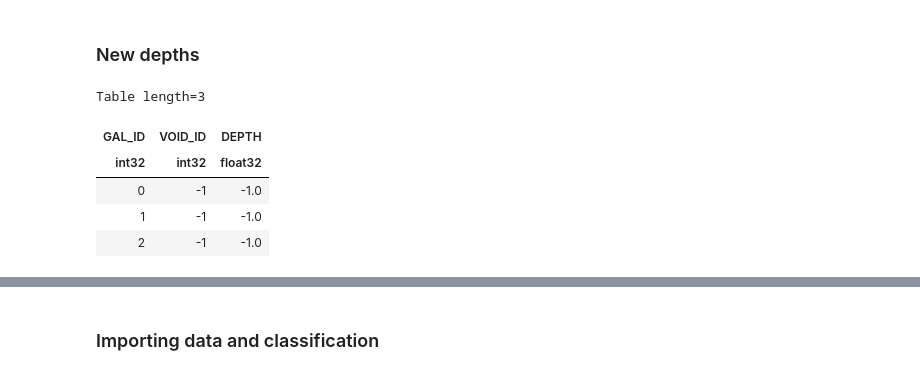
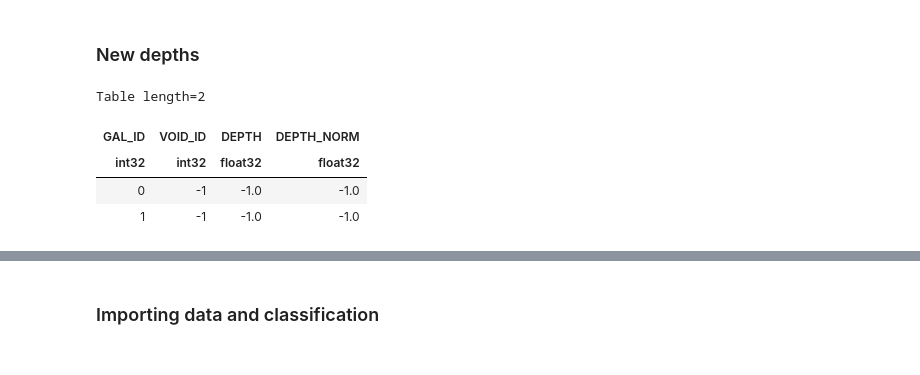
Before and after one commit to fzaidouni/desi_void_comparison, a Jupyter notebook: galaxy properties by environments-updated.ipynb, the cells around one changed output, grey strips where cells are left out. Cells and saved outputs as stored; diff of their text form; code cells hidden in the pictures.

```diff
--- a/galaxy properties by environments-updated.ipynb
+++ b/galaxy properties by environments-updated.ipynb
@@ -20,0 +17,3 @@ new_depths = Table(hd[1].data)
+# %%
+hd = fits.open('galdepth5.fits', format='ascii')
+new_depths = Table(hd[1].data) # depth_norm : 0 at the edge of a void to 1 at the deepest.
@@ -21,9 +22,8 @@ new_depths = Table(hd[1].data)
 # %%
-new_depths[:3]
+new_depths[:2]
 # %% [output]
-Table length=3
+Table length=2
-| GAL_ID | VOID_ID | DEPTH |
-| int32 | int32 | float32 |
-| 0 | -1 | -1.0 |
-| 1 | -1 | -1.0 |
-| 2 | -1 | -1.0 |
+| GAL_ID | VOID_ID | DEPTH | DEPTH_NORM |
+| int32 | int32 | float32 | float32 |
+| 0 | -1 | -1.0 | -1.0 |
+| 1 | -1 | -1.0 | -1.0 |
```
Also changed, not shown: parts of 21 cells of this notebook, 2 other files.
